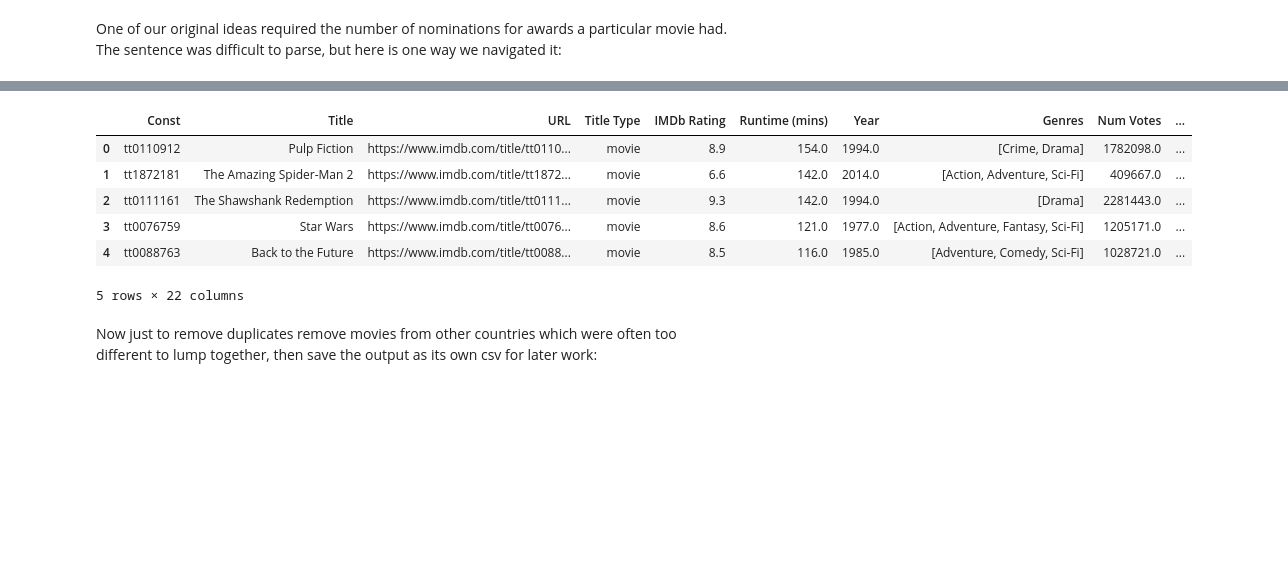
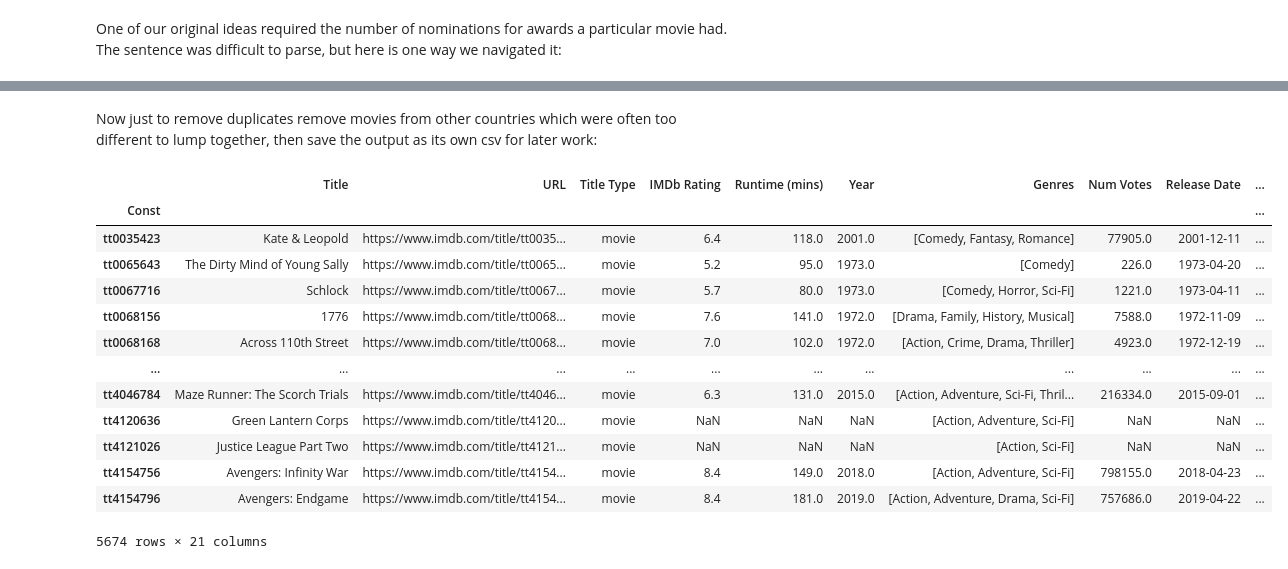
Before and after one commit to Lweston75/Project-One, a Jupyter notebook: movie_df_puller.ipynb, the cells around one changed output, grey strips where cells are left out. Saved outputs shown, nothing was run; the diff lists cells and outputs as text; code cells hidden in the pictures; blank space fills up the shorter version.

```diff
--- a/movie_df_puller.ipynb
+++ b/movie_df_puller.ipynb
@@ -235,17 +210,23 @@ main_df.head()
-# %%
-main_df.head()
-# %% [output]
-|  | Const | Title | URL | Title Type | IMDb Rating | Runtime (mins) | Year | Genres | Num Votes | ... |
-| 0 | tt0110912 | Pulp Fiction | https://www.imdb.com/title/tt0110... | movie | 8.9 | 154.0 | 1994.0 | [Crime, Drama] | 1782098.0 | ... |
-| 1 | tt1872181 | The Amazing Spider-Man 2 | https://www.imdb.com/title/tt1872... | movie | 6.6 | 142.0 | 2014.0 | [Action, Adventure, Sci-Fi] | 409667.0 | ... |
-| 2 | tt0111161 | The Shawshank Redemption | https://www.imdb.com/title/tt0111... | movie | 9.3 | 142.0 | 1994.0 | [Drama] | 2281443.0 | ... |
-| 3 | tt0076759 | Star Wars | https://www.imdb.com/title/tt0076... | movie | 8.6 | 121.0 | 1977.0 | [Action, Adventure, Fantasy, Sci-Fi] | 1205171.0 | ... |
-| 4 | tt0088763 | Back to the Future | https://www.imdb.com/title/tt0088... | movie | 8.5 | 116.0 | 1985.0 | [Adventure, Comedy, Sci-Fi] | 1028721.0 | ... |
-5 rows × 22 columns
 # %% [markdown]
 Now just to remove duplicates remove movies from other countries which were often too different to lump together,
 then save the output as its own csv for later work:
 # %%
 main_df = main_df.groupby('Const').first()
 main_df = main_df[main_df['Country']=='USA']
 main_df.to_csv('movies.csv')
+main_df
+# %% [output]
+|  | Title | URL | Title Type | IMDb Rating | Runtime (mins) | Year | Genres | Num Votes | Release Date | ... |
+| Const |  |  |  |  |  |  |  |  |  | ... |
+| tt0035423 | Kate & Leopold | https://www.imdb.com/title/tt0035... | movie | 6.4 | 118.0 | 2001.0 | [Comedy, Fantasy, Romance] | 77905.0 | 2001-12-11 | ... |
+| tt0065643 | The Dirty Mind of Young Sally | https://www.imdb.com/title/tt0065... | movie | 5.2 | 95.0 | 1973.0 | [Comedy] | 226.0 | 1973-04-20 | ... |
+| tt0067716 | Schlock | https://www.imdb.com/title/tt0067... | movie | 5.7 | 80.0 | 1973.0 | [Comedy, Horror, Sci-Fi] | 1221.0 | 1973-04-11 | ... |
+| tt0068156 | 1776 | https://www.imdb.com/title/tt0068... | movie | 7.6 | 141.0 | 1972.0 | [Drama, Family, History, Musical] | 7588.0 | 1972-11-09 | ... |
+| tt0068168 | Across 110th Street | https://www.imdb.com/title/tt0068... | movie | 7.0 | 102.0 | 1972.0 | [Action, Crime, Drama, Thriller] | 4923.0 | 1972-12-19 | ... |
+| ... | ... | ... | ... | ... | ... | ... | ... | ... | ... | ... |
+| tt4046784 | Maze Runner: The Scorch Trials | https://www.imdb.com/title/tt4046... | movie | 6.3 | 131.0 | 2015.0 | [Action, Adventure, Sci-Fi, Thril... | 216334.0 | 2015-09-01 | ... |
+| tt4120636 | Green Lantern Corps | https://www.imdb.com/title/tt4120... | movie | NaN | NaN | NaN | [Action, Adventure, Sci-Fi] | NaN | NaN | ... |
+| tt4121026 | Justice League Part Two | https://www.imdb.com/title/tt4121... | movie | NaN | NaN | NaN | [Action, Sci-Fi] | NaN | NaN | ... |
+| tt4154756 | Avengers: Infinity War | https://www.imdb.com/title/tt4154... | movie | 8.4 | 149.0 | 2018.0 | [Action, Adventure, Sci-Fi] | 798155.0 | 2018-04-23 | ... |
+| tt4154796 | Avengers: Endgame | https://www.imdb.com/title/tt4154... | movie | 8.4 | 181.0 | 2019.0 | [Action, Adventure, Drama, Sci-Fi] | 757686.0 | 2019-04-22 | ... |
+5674 rows × 21 columns
```
Also changed, not shown: parts of 5 cells of this notebook, 1 other file.
